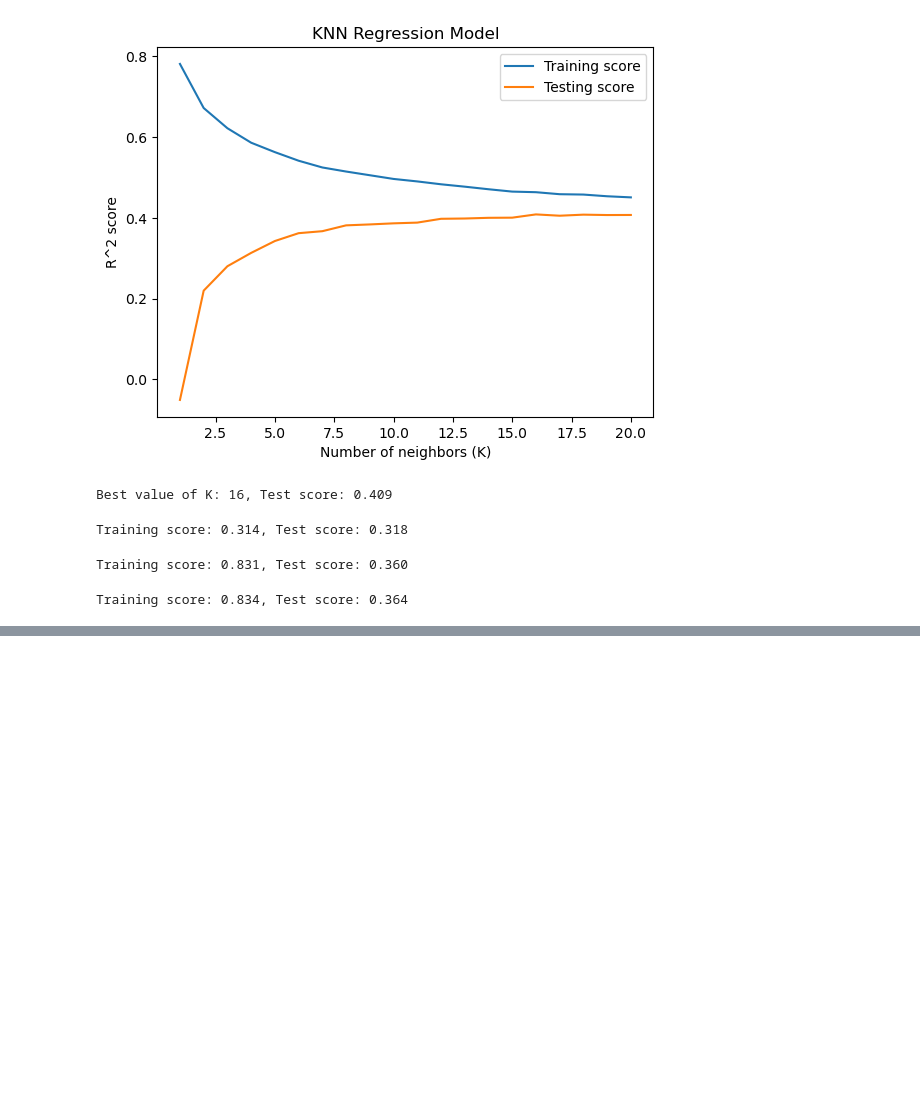
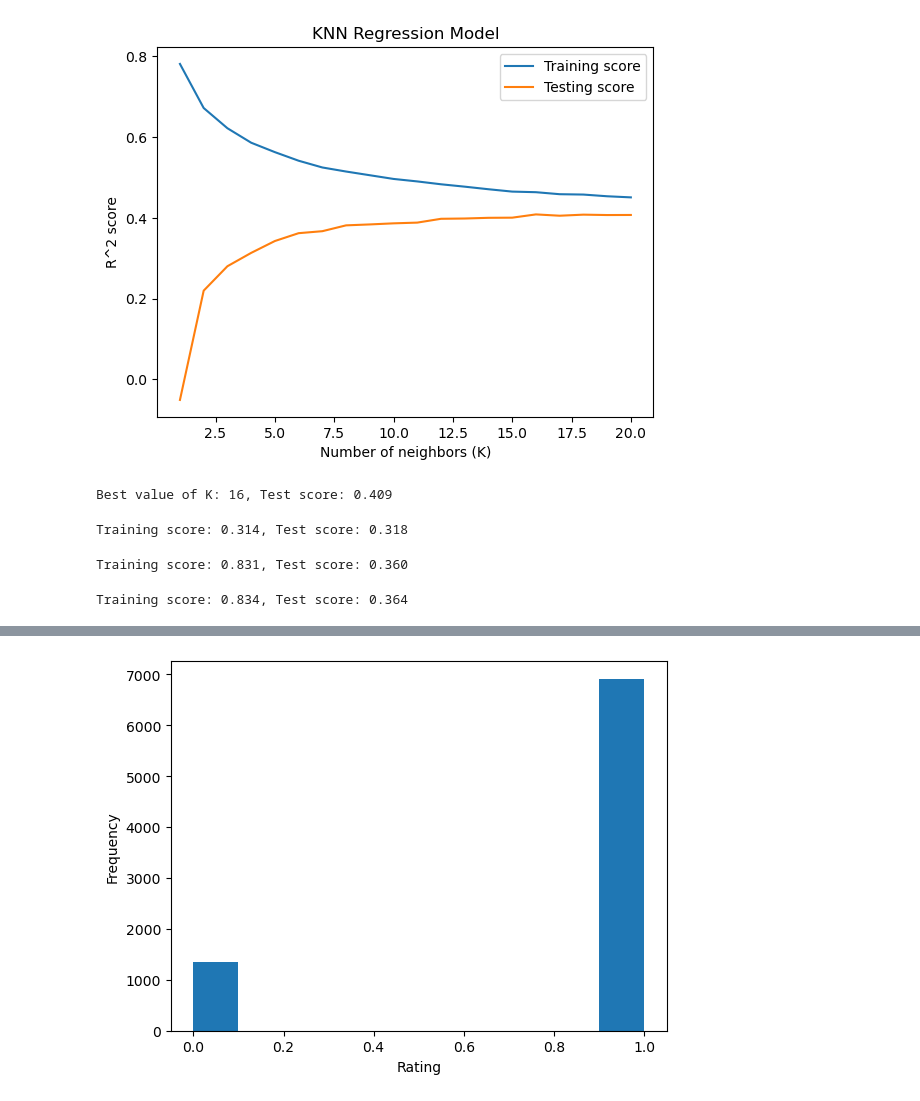
Before and after one commit to davidholo2/pizza-project-HIT, a Jupyter notebook: PIZZA PROJECT.ipynb, the cells around one changed output, grey strips where cells are left out. Cells and saved outputs as stored; diff of their text form; code cells hidden in the pictures; blank space fills up the shorter version.

```diff
--- a/PIZZA PROJECT.ipynb
+++ b/PIZZA PROJECT.ipynb
@@ -2834,0 +2932,15 @@ Training score: 0.834, Test score: 0.364
+# %%
+import pandas as pd
+import matplotlib.pyplot as plt
+import seaborn as sns
+
+# Load the CSV file into a DataFrame
+df = pd.read_csv('data_big.csv')
+
+# Create a histogram of the Rating column
+plt.hist(df['Rating'])
+plt.xlabel('Rating')
+plt.ylabel('Frequency')
+plt.show()
+# %% [output]
+[figure, added]
```
Also changed, not shown: parts of 15 cells of this notebook, 1 other file.
